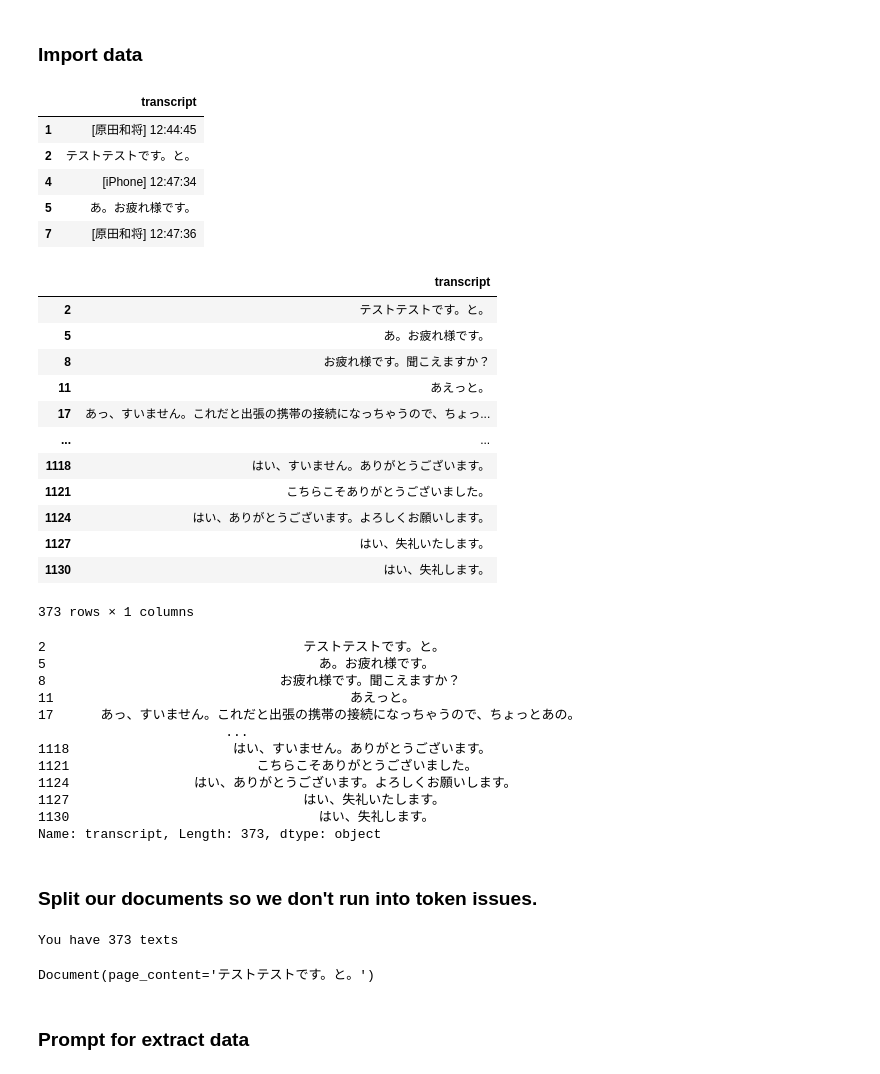
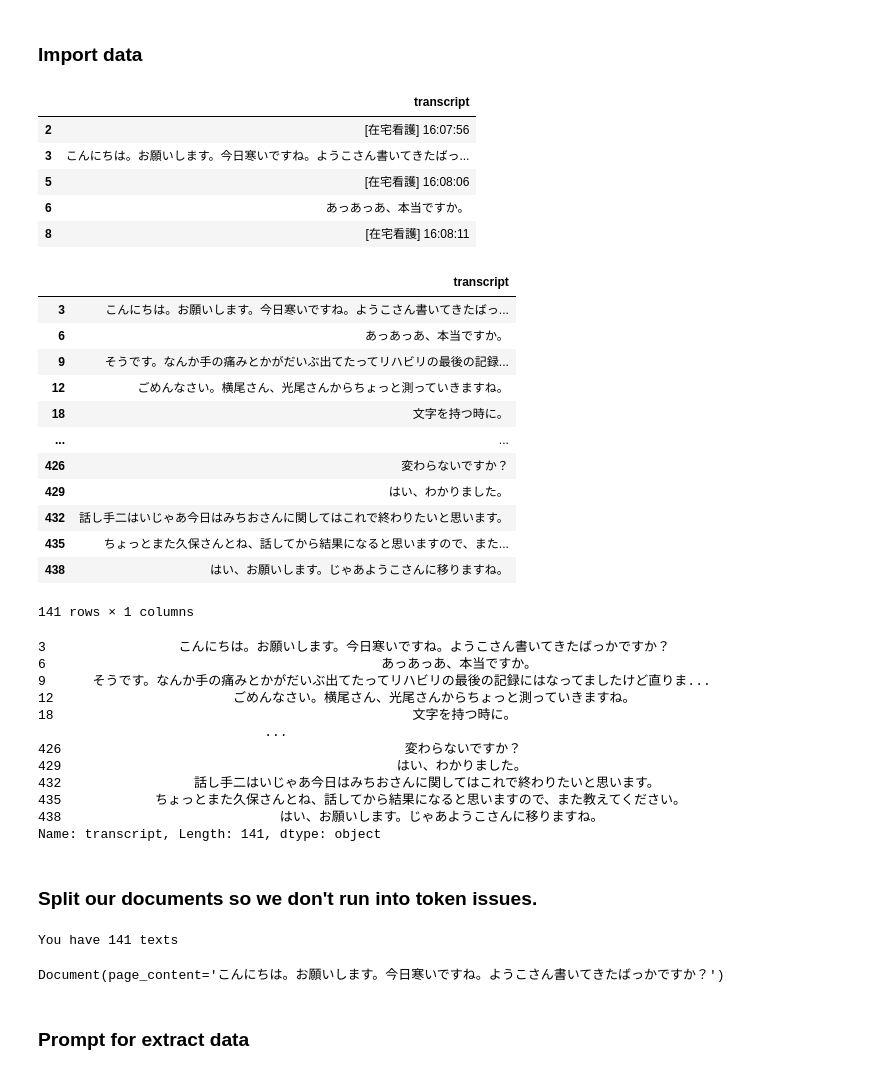
Before and after one commit to atoxcode/extract-transcript-by-llm, a Jupyter notebook: 1. body temperature(langchain).ipynb, the cells around one changed output. Drawn from its saved outputs; the diff is of its cells as text; code cells hidden in the pictures.

```diff
--- a/1. body temperature(langchain).ipynb
+++ b/1. body temperature(langchain).ipynb
@@ -35,20 +35,20 @@ os.environ['OPENAI_API_KEY'] = "sk-LM6Xcvi11CeHBxFR1OsjT3BlbkFJwAkbjB8IgPHaJbrZ9
 # %% [markdown]
 ### Import data
 # %%
-dataset = pd.read_excel('../data/精神訪問看護記録1.12 13_00.xlsx',
+dataset = pd.read_excel('../data/精神訪問看護記録1.10 16_00.xlsx',
                         sheet_name='dictation',
                         usecols=['transcript'])
 
 # Drop NaN values
 dataset = dataset.dropna()
 dataset.head()
 # %% [output]
 |  | transcript |
-| 1 | [原田和将] 12:44:45 |
-| 2 | テストテストです。と。 |
-| 4 | [iPhone] 12:47:34 |
-| 5 | あ。お疲れ様です。 |
-| 7 | [原田和将] 12:47:36 |
+| 2 | [在宅看護] 16:07:56 |
+| 3 | こんにちは。お願いします。今日寒いですね。ようこさん書いてきたばっ... |
+| 5 | [在宅看護] 16:08:06 |
+| 6 | あっあっあ、本当ですか。 |
+| 8 | [在宅看護] 16:08:11 |
 # %%
 # delete row contain '[在宅看護]'
 dataset = dataset[~dataset['transcript'].str.contains('[在宅看護]')]
@@ -58,33 +58,33 @@ dataset = dataset[~dataset['transcript'].str.contains('[iPhone]')]
 dataset
 # %% [output]
 |  | transcript |
-| 2 | テストテストです。と。 |
-| 5 | あ。お疲れ様です。 |
-| 8 | お疲れ様です。聞こえますか？ |
-| 11 | あえっと。 |
-| 17 | あっ、すいません。これだと出張の携帯の接続になっちゃうので、ちょっ... |
+| 3 | こんにちは。お願いします。今日寒いですね。ようこさん書いてきたばっ... |
+| 6 | あっあっあ、本当ですか。 |
+| 9 | そうです。なんか手の痛みとかがだいぶ出てたってリハビリの最後の記録... |
+| 12 | ごめんなさい。横尾さん、光尾さんからちょっと測っていきますね。 |
+| 18 | 文字を持つ時に。 |
 | ... | ... |
-| 1118 | はい、すいません。ありがとうございます。 |
-| 1121 | こちらこそありがとうございました。 |
-| 1124 | はい、ありがとうございます。よろしくお願いします。 |
-| 1127 | はい、失礼いたします。 |
-| 1130 | はい、失礼します。 |
+| 426 | 変わらないですか？ |
+| 429 | はい、わかりました。 |
+| 432 | 話し手二はいじゃあ今日はみちおさんに関してはこれで終わりたいと思います。 |
+| 435 | ちょっとまた久保さんとね、話してから結果になると思いますので、また... |
+| 438 | はい、お願いします。じゃあようこさんに移りますね。 |
-373 rows × 1 columns
+141 rows × 1 columns
 # %%
 dataset['transcript']
 # %% [output]
-2                                 テストテストです。と。
-5                                   あ。お疲れ様です。
-8                              お疲れ様です。聞こえますか？
-11                                      あえっと。
-17      あっ、すいません。これだと出張の携帯の接続になっちゃうので、ちょっとあの。
-                        ...
-1118                     はい、すいません。ありがとうございます。
-1121                        こちらこそありがとうございました。
-1124                はい、ありがとうございます。よろしくお願いします。
-1127                              はい、失礼いたします。
-1130                                はい、失礼します。
-Name: transcript, Length: 373, dtype: object
+3                 こんにちは。お願いします。今日寒いですね。ようこさん書いてきたばっかですか？
+6                                           あっあっあ、本当ですか。
+9      そうです。なんか手の痛みとかがだいぶ出てたってリハビリの最後の記録にはなってましたけど直りま...
+12                       ごめんなさい。横尾さん、光尾さんからちょっと測っていきますね。
+18                                              文字を持つ時に。
+                             ...
+426                                            変わらないですか？
+429                                           はい、わかりました。
+432                 話し手二はいじゃあ今日はみちおさんに関してはこれで終わりたいと思います。
+435            ちょっとまた久保さんとね、話してから結果になると思いますので、また教えてください。
+438                            はい、お願いします。じゃあようこさんに移りますね。
+Name: transcript, Length: 141, dtype: object
 # %% [markdown]
 ### Split our documents so we don't run into token issues.
 # %%
@@ -94,8 +94,8 @@ texts = text_splitter.create_documents(dataset['transcript'])
 print (f"You have {len(texts)} texts")
 texts[0]
 # %% [output]
-You have 373 texts
+You have 141 texts
-Document(page_content='テストテストです。と。')
+Document(page_content='こんにちは。お願いします。今日寒いですね。ようこさん書いてきたばっかですか？')
 # %%
 # Your api key should be an environment variable, or else put it here
 # We are using a chat model in case you wanted to use gpt4
```
Also changed, not shown: parts of 4 cells of this notebook, 7 other files.
